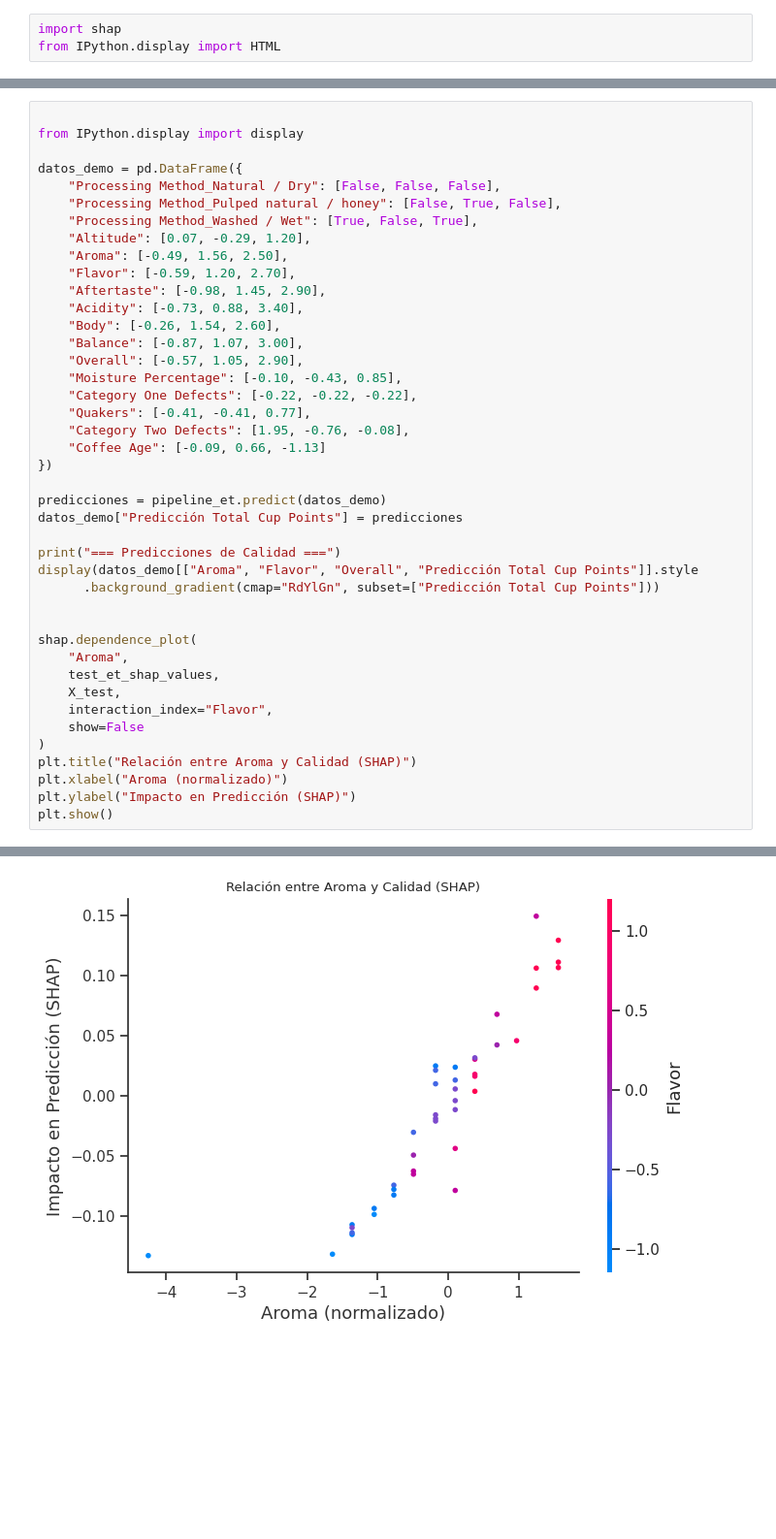
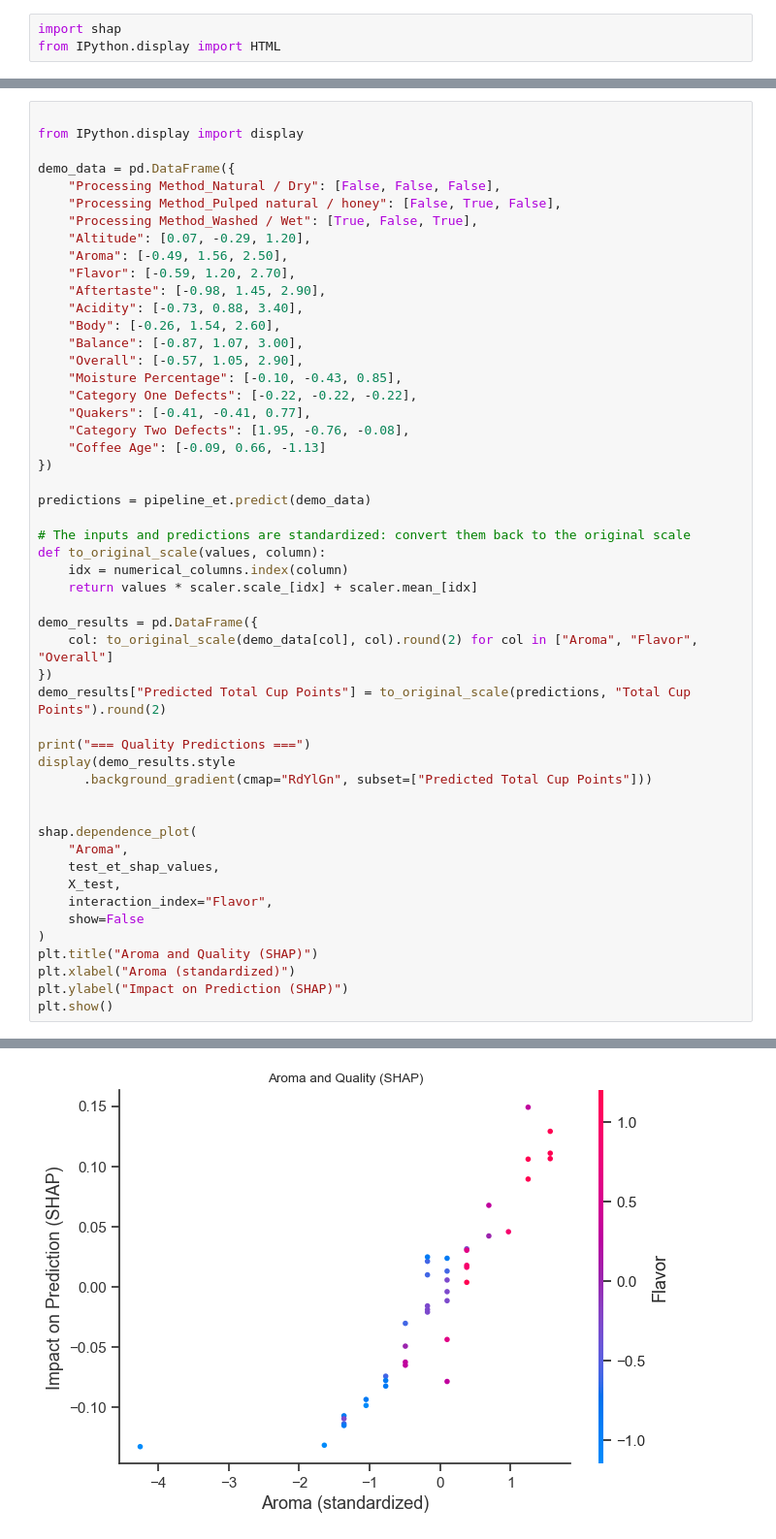
Before and after one commit to RottenReality/Coffee-Quality-Predictor, a Jupyter notebook: EDA_Coffe.ipynb, the cells around one changed output, grey strips where cells are left out. Shown at 97% size. Cells and saved outputs as stored; diff of their text form; blank space fills up the shorter version.

Commit message:
Translate notebook to English and fix widget prediction scaling

```diff
--- a/EDA_Coffe.ipynb
+++ b/EDA_Coffe.ipynb
@@ -657,7 +635,7 @@ plt.show()
 
 from IPython.display import display
 
-datos_demo = pd.DataFrame({
+demo_data = pd.DataFrame({
     "Processing Method_Natural / Dry": [False, False, False],
     "Processing Method_Pulped natural / honey": [False, True, False],
     "Processing Method_Washed / Wet": [True, False, True],
@@ -676,12 +654,21 @@ datos_demo = pd.DataFrame({
     "Coffee Age": [-0.09, 0.66, -1.13]
 })
 
-predicciones = pipeline_et.predict(datos_demo)
-datos_demo["Predicción Total Cup Points"] = predicciones
+predictions = pipeline_et.predict(demo_data)
 
-print("=== Predicciones de Calidad ===")
-display(datos_demo[["Aroma", "Flavor", "Overall", "Predicción Total Cup Points"]].style
-      .background_gradient(cmap="RdYlGn", subset=["Predicción Total Cup Points"]))
+# The inputs and predictions are standardized: convert them back to the original scale
+def to_original_scale(values, column):
+    idx = numerical_columns.index(column)
+    return values * scaler.scale_[idx] + scaler.mean_[idx]
+
+demo_results = pd.DataFrame({
+    col: to_original_scale(demo_data[col], col).round(2) for col in ["Aroma", "Flavor", "Overall"]
+})
+demo_results["Predicted Total Cup Points"] = to_original_scale(predictions, "Total Cup Points").round(2)
+
+print("=== Quality Predictions ===")
+display(demo_results.style
+      .background_gradient(cmap="RdYlGn", subset=["Predicted Total Cup Points"]))
 
 
 shap.dependence_plot(
@@ -691,8 +678,8 @@ shap.dependence_plot(
     interaction_index="Flavor",
     show=False
 )
-plt.title("Relación entre Aroma y Calidad (SHAP)")
-plt.xlabel("Aroma (normalizado)")
-plt.ylabel("Impacto en Predicción (SHAP)")
+plt.title("Aroma and Quality (SHAP)")
+plt.xlabel("Aroma (standardized)")
+plt.ylabel("Impact on Prediction (SHAP)")
 plt.show()
 # %% [output]
@@ -704 +691 @@ plt.show()
-[figure, old version]
+[figure, new version]
```
Also changed, not shown: parts of 54 cells of this notebook, 1 other file.
